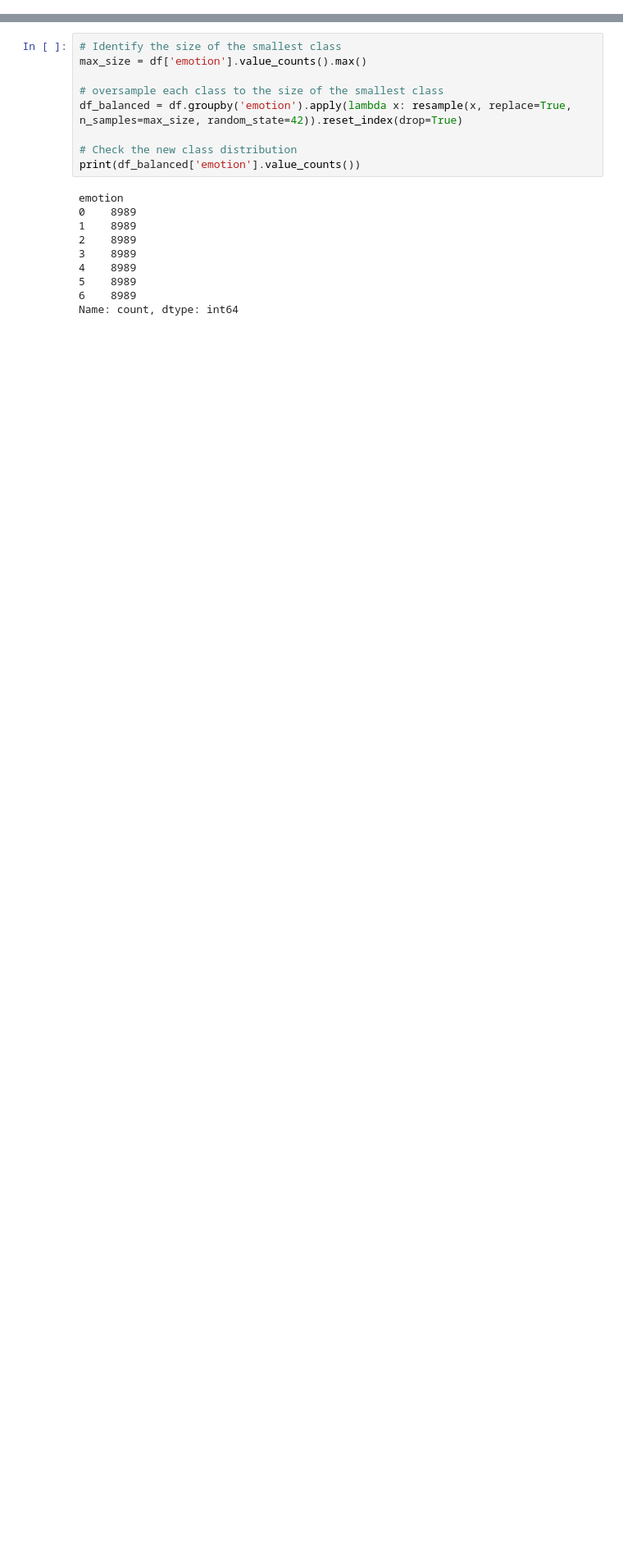
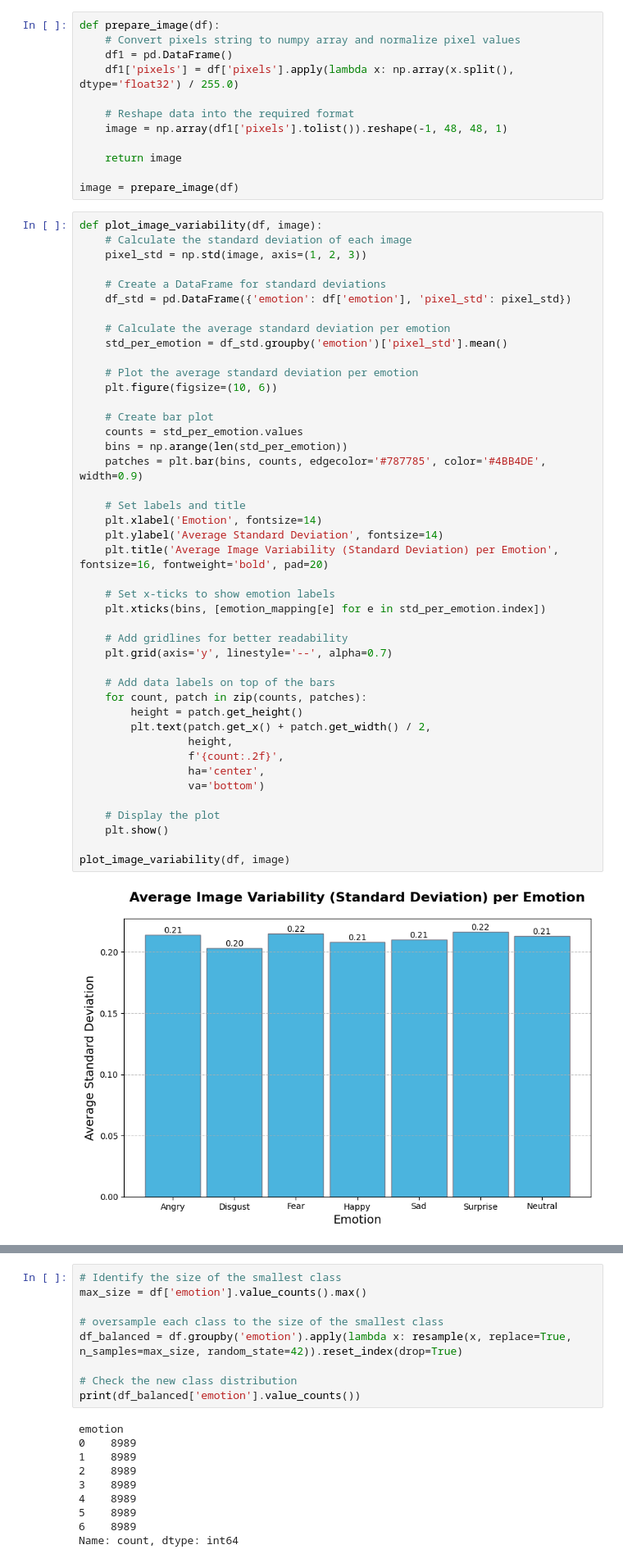
Before and after one commit to DrZubi/Expressions-Decoded, a Jupyter notebook: main.ipynb, the cells around one changed output, grey strips where cells are left out. Shown at 82% size. Cells and saved outputs as stored; diff of their text form; blank space fills up the shorter version.

```diff
--- a/main.ipynb
+++ b/main.ipynb
@@ -177,0 +298,57 @@ The dataset holds 48x48 pixel grayscale images of faces. The faces have been aut
+# %%
+def prepare_image(df):
+    # Convert pixels string to numpy array and normalize pixel values
+    df1 = pd.DataFrame()
+    df1['pixels'] = df['pixels'].apply(lambda x: np.array(x.split(), dtype='float32') / 255.0)
+
+    # Reshape data into the required format
+    image = np.array(df1['pixels'].tolist()).reshape(-1, 48, 48, 1)
+
+    return image
+
+image = prepare_image(df)
+# %%
+def plot_image_variability(df, image):
+    # Calculate the standard deviation of each image
+    pixel_std = np.std(image, axis=(1, 2, 3))
+
+    # Create a DataFrame for standard deviations
+    df_std = pd.DataFrame({'emotion': df['emotion'], 'pixel_std': pixel_std})
+
+    # Calculate the average standard deviation per emotion
+    std_per_emotion = df_std.groupby('emotion')['pixel_std'].mean()
+
+    # Plot the average standard deviation per emotion
+    plt.figure(figsize=(10, 6))
+
+    # Create bar plot
+    counts = std_per_emotion.values
+    bins = np.arange(len(std_per_emotion))
+    patches = plt.bar(bins, counts, edgecolor='#787785', color='#4BB4DE', width=0.9)
+
+    # Set labels and title
+    plt.xlabel('Emotion', fontsize=14)
+    plt.ylabel('Average Standard Deviation', fontsize=14)
+    plt.title('Average Image Variability (Standard Deviation) per Emotion', fontsize=16, fontweight='bold', pad=20)
+
+    # Set x-ticks to show emotion labels
+    plt.xticks(bins, [emotion_mapping[e] for e in std_per_emotion.index])
+
+    # Add gridlines for better readability
+    plt.grid(axis='y', linestyle='--', alpha=0.7)
+
+    # Add data labels on top of the bars
+    for count, patch in zip(counts, patches):
+        height = patch.get_height()
+        plt.text(patch.get_x() + patch.get_width() / 2,
+                 height,
+                 f'{count:.2f}',
+                 ha='center',
+                 va='bottom')
+
+    # Display the plot
+    plt.show()
+
+plot_image_variability(df, image)
+# %% [output]
+[figure, added]
```
Also changed, not shown: parts of 53 cells of this notebook, 1 other file.
